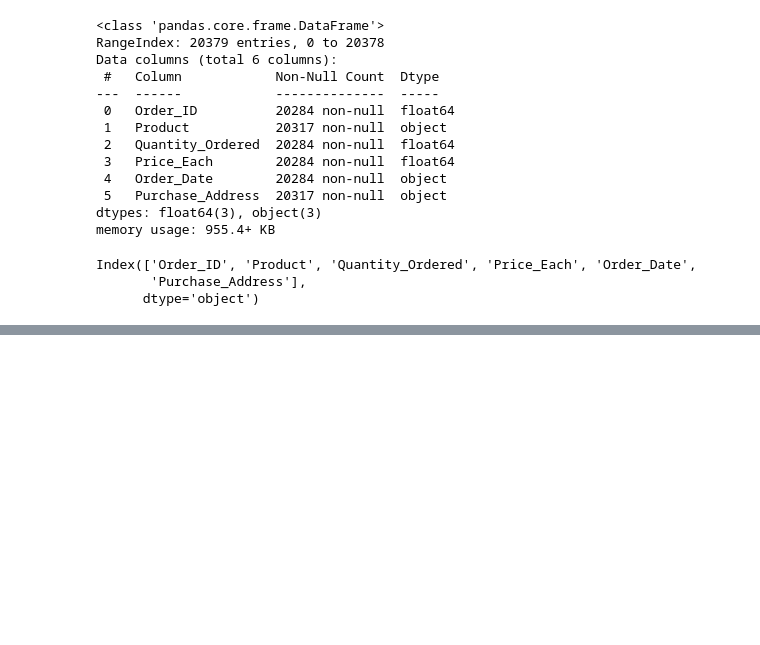
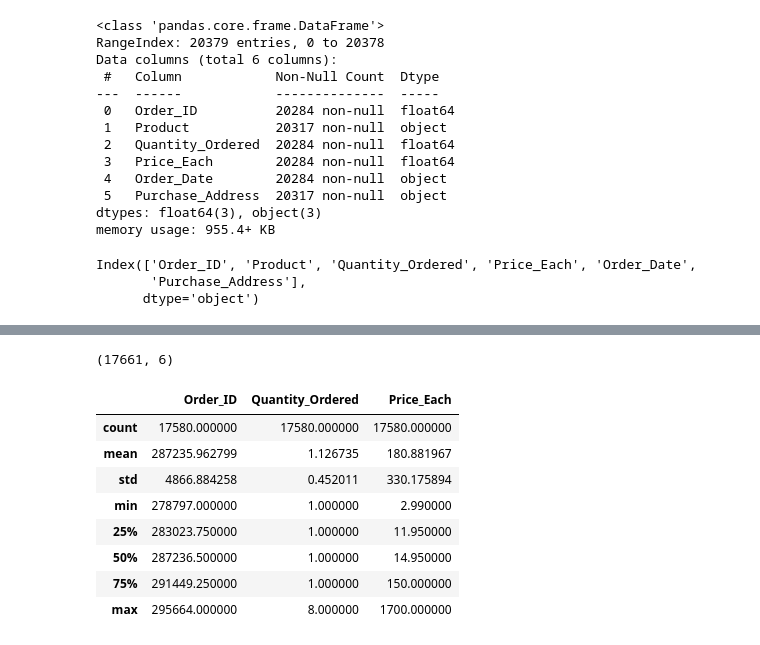
Before and after one commit to Samidirbsa/PowerBI_Capstone_Project, a Jupyter notebook: notebook.ipynb, the cells around one changed output, grey strips where cells are left out. Saved outputs shown, nothing was run; the diff lists cells and outputs as text; code cells hidden in the pictures; blank space fills up the shorter version.

```diff
--- a/notebook.ipynb
+++ b/notebook.ipynb
@@ -1018,0 +1141,16 @@ dap_nov.head()
+# %%
+dap_nov.shape
+# %% [output]
+(17661, 6)
+# %%
+dap_nov.describe()
+# %% [output]
+|  | Order_ID | Quantity_Ordered | Price_Each |
+| count | 17580.000000 | 17580.000000 | 17580.000000 |
+| mean | 287235.962799 | 1.126735 | 180.881967 |
+| std | 4866.884258 | 0.452011 | 330.175894 |
+| min | 278797.000000 | 1.000000 | 2.990000 |
+| 25% | 283023.750000 | 1.000000 | 11.950000 |
+| 50% | 287236.500000 | 1.000000 | 14.950000 |
+| 75% | 291449.250000 | 1.000000 | 150.000000 |
+| max | 295664.000000 | 8.000000 | 1700.000000 |
```
Also changed, not shown: parts of 20 cells of this notebook.
